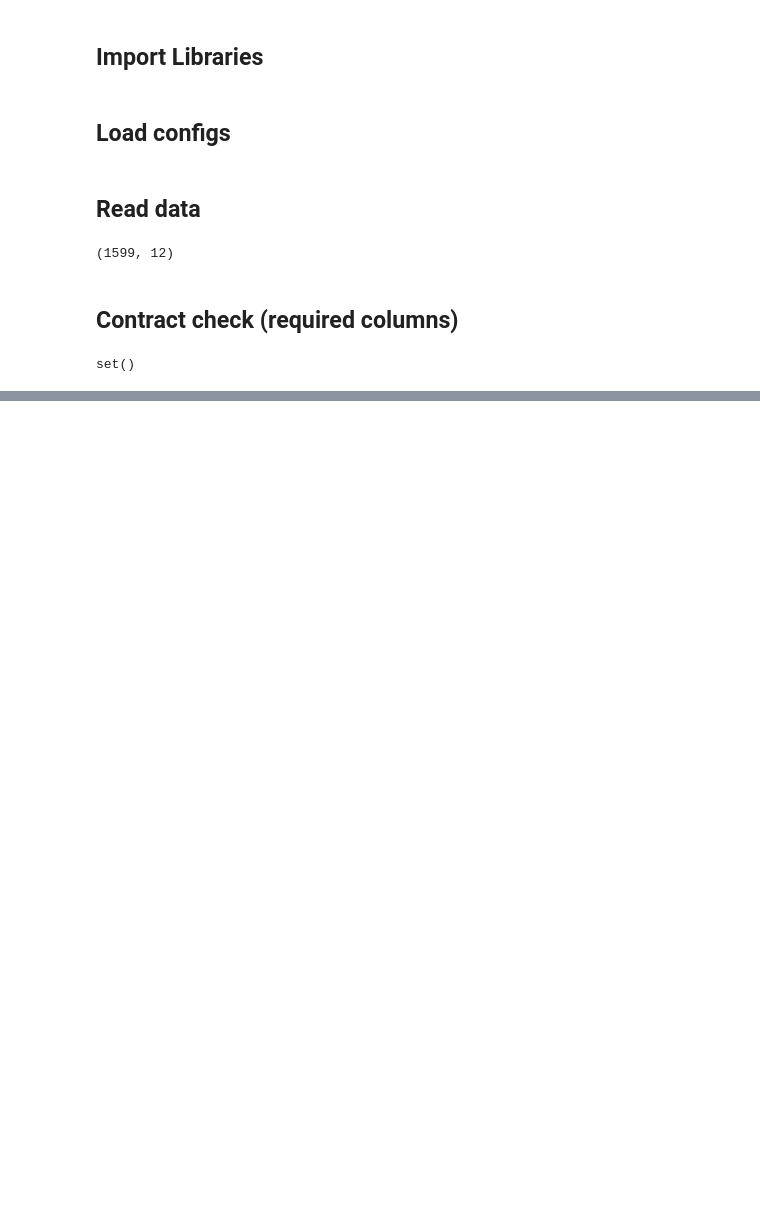
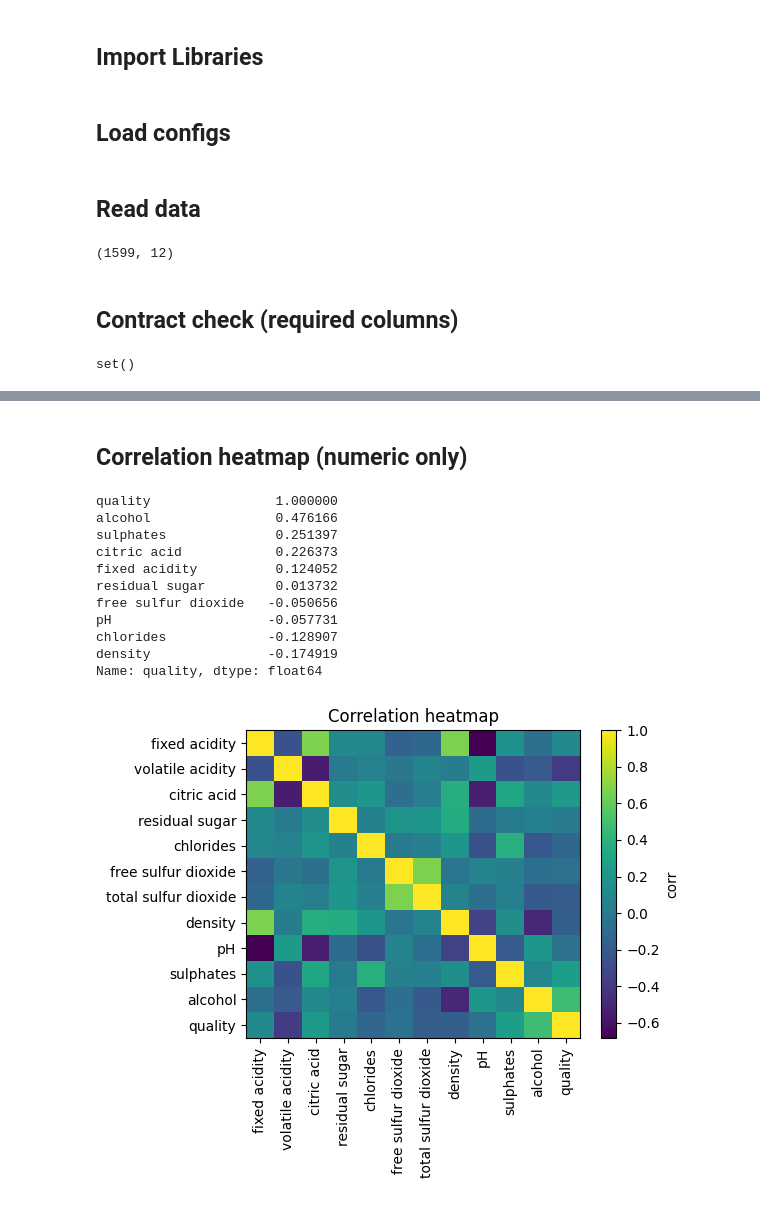
Before and after one commit to fitsblb/wine-ml-pipeline, a Jupyter notebook: research/1_data_ingestion.ipynb, the cells around one changed output, grey strips where cells are left out. Drawn from its saved outputs; the diff is of its cells as text; code cells hidden in the pictures; blank space fills up the shorter version.

```diff
--- a/research/1_data_ingestion.ipynb
+++ b/research/1_data_ingestion.ipynb
@@ -33,0 +51,28 @@ set()
+# %% [markdown]
+## **Correlation heatmap (numeric only)**
+# %%
+num_cols = df.select_dtypes(include=[np.number]).columns
+corr = df[num_cols].corr(numeric_only=True)
+
+plt.figure(figsize=(6,5))
+plt.imshow(corr, cmap= "viridis", aspect= "auto")
+plt.xticks(range(len(num_cols)), list(num_cols), rotation= 90)
+plt.yticks(range(len(num_cols)), list(num_cols))
+plt.colorbar(label="corr")
+plt.title("Correlation heatmap")
+plt.tight_layout()
+plt.savefig(project_root/"artifacts/research/corr_heatmap.png", dpi=150, bbox_inches="tight")
+corr[TARGET].sort_values(ascending=False).head(10)
+# %% [output]
+quality                1.000000
+alcohol                0.476166
+sulphates              0.251397
+citric acid            0.226373
+fixed acidity          0.124052
+residual sugar         0.013732
+free sulfur dioxide   -0.050656
+pH                    -0.057731
+chlorides             -0.128907
+density               -0.174919
+Name: quality, dtype: float64
+[figure, added]
```
Also changed, not shown: parts of 10 cells of this notebook, 1 other file.
